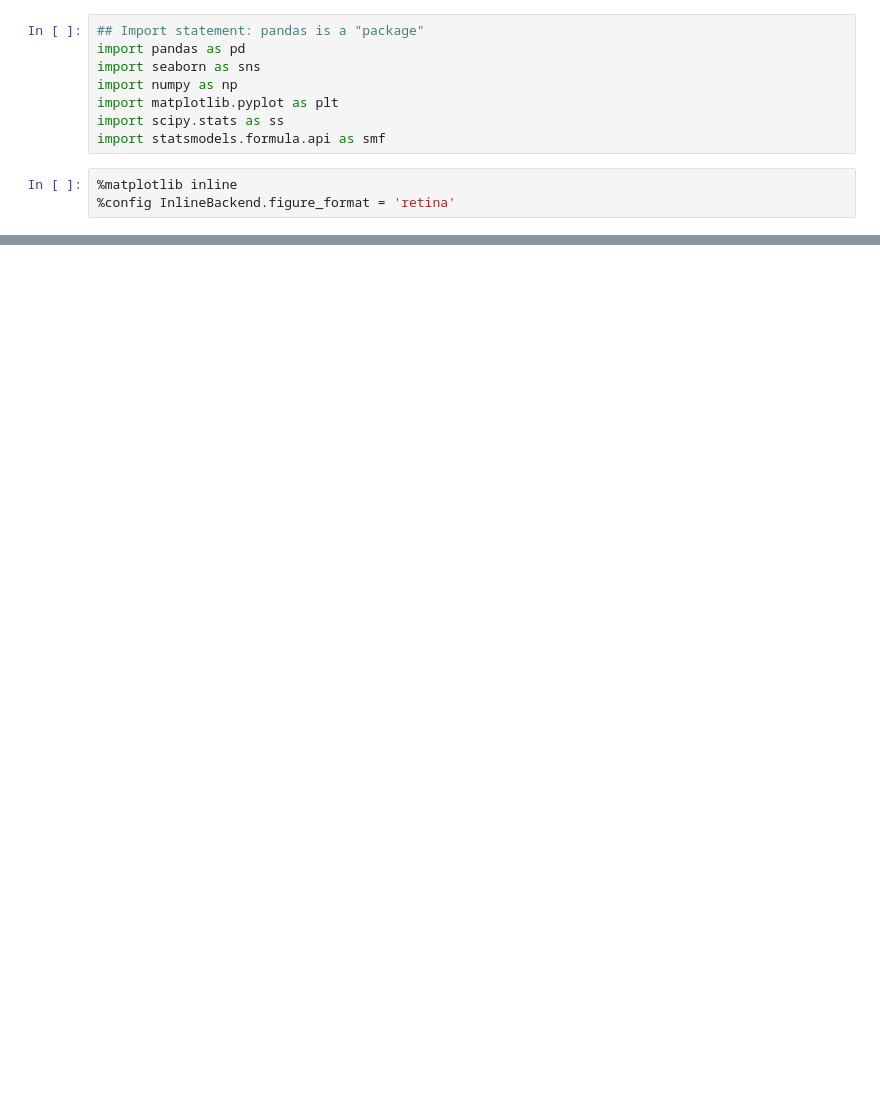
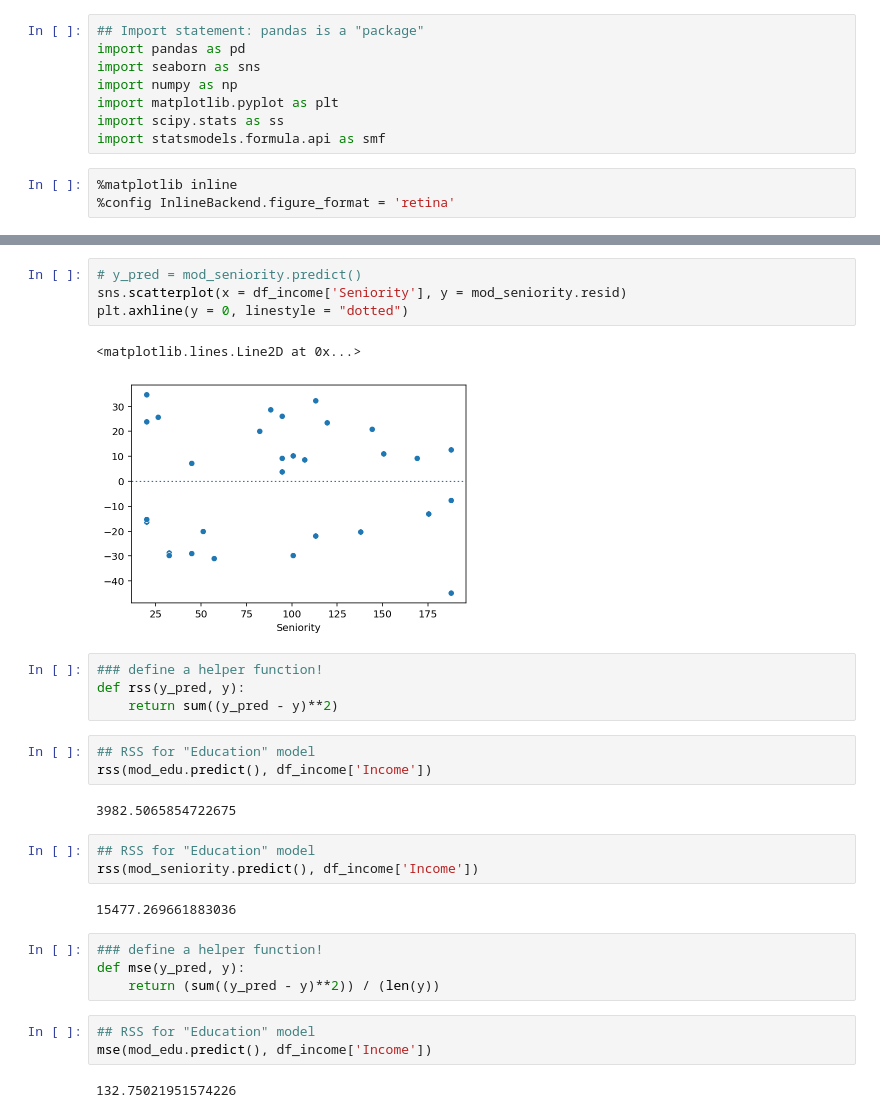
Before and after one commit to UCSD-CSS2/ucsd-css2-website, a Jupyter notebook: _sources/lectures/interactive.ipynb, the cells around one changed output, grey strips where cells are left out. Drawn from its saved outputs; the diff is of its cells as text; blank space fills up the shorter version.

```diff
--- a/_sources/lectures/interactive.ipynb
+++ b/_sources/lectures/interactive.ipynb
@@ -80,0 +79,30 @@ sns.stripplot(data = df_housing,
+# %%
+# y_pred = mod_seniority.predict()
+sns.scatterplot(x = df_income['Seniority'], y = mod_seniority.resid)
+plt.axhline(y = 0, linestyle = "dotted")
+# %% [output]
+<matplotlib.lines.Line2D at 0x...>
+[figure, added]
+# %%
+### define a helper function!
+def rss(y_pred, y):
+    return sum((y_pred - y)**2)
+# %%
+## RSS for "Education" model
+rss(mod_edu.predict(), df_income['Income'])
+# %% [output]
+3982.5065854722675
+# %%
+## RSS for "Education" model
+rss(mod_seniority.predict(), df_income['Income'])
+# %% [output]
+15477.269661883036
+# %%
+### define a helper function!
+def mse(y_pred, y):
+    return (sum((y_pred - y)**2)) / (len(y))
+# %%
+## RSS for "Education" model
+mse(mod_edu.predict(), df_income['Income'])
+# %% [output]
+132.75021951574226
```
Also changed, not shown: parts of 18 cells of this notebook, 56 other files.
